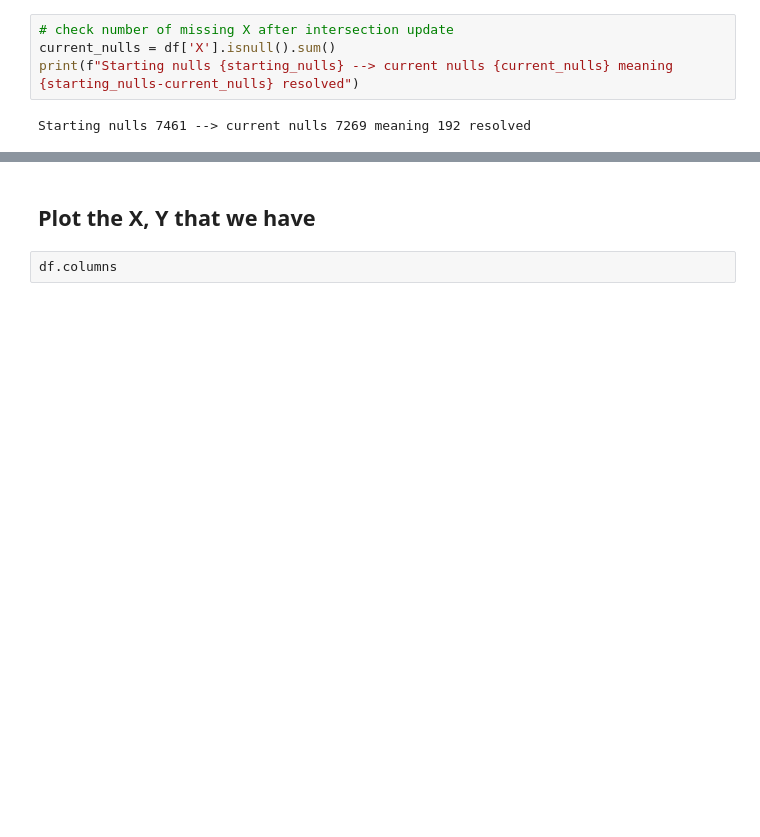
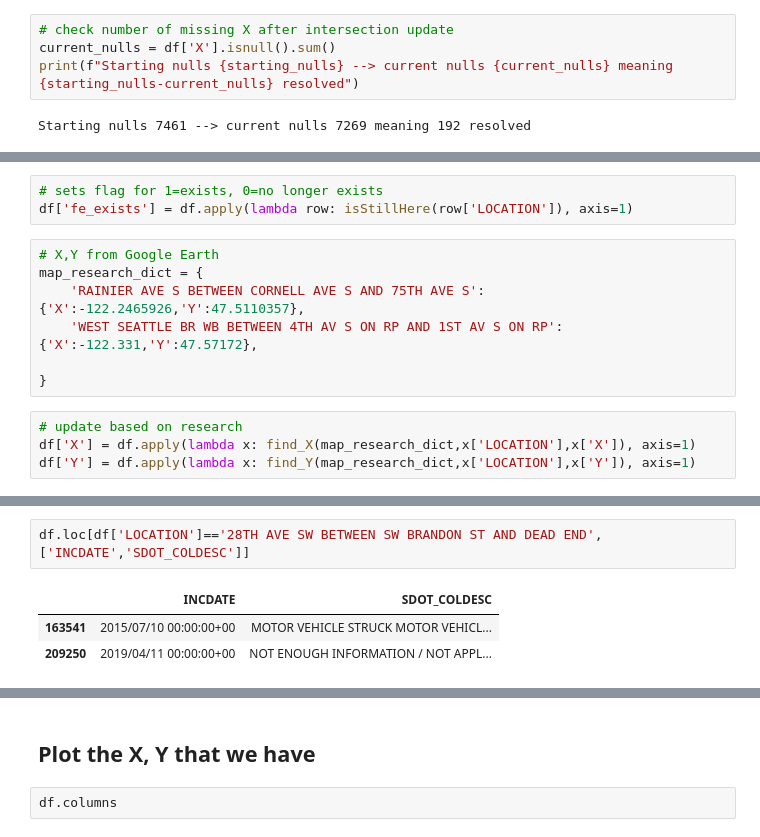
Before and after one commit to DataCircles/traffic_collisions_viz_team, a Jupyter notebook: notebooks/JS_EDA__X_Y_LOCATION.ipynb, the cells around one changed output, grey strips where cells are left out. Cells and saved outputs as stored; diff of their text form; blank space fills up the shorter version.

Commit message:
starting fe_exist flag, research X,Y

```diff
--- a/notebooks/JS_EDA__X_Y_LOCATION.ipynb
+++ b/notebooks/JS_EDA__X_Y_LOCATION.ipynb
@@ -183,0 +229,14 @@ missing_dict = {
+# %%
+# sets flag for 1=exists, 0=no longer exists
+df['fe_exists'] = df.apply(lambda row: isStillHere(row['LOCATION']), axis=1)
+# %%
+# X,Y from Google Earth
+map_research_dict = {
+    'RAINIER AVE S BETWEEN CORNELL AVE S AND 75TH AVE S':{'X':-122.2465926,'Y':47.5110357},
+    'WEST SEATTLE BR WB BETWEEN 4TH AV S ON RP AND 1ST AV S ON RP':{'X':-122.331,'Y':47.57172},
+
+}
+# %%
+# update based on research
+df['X'] = df.apply(lambda x: find_X(map_research_dict,x['LOCATION'],x['X']), axis=1)
+df['Y'] = df.apply(lambda x: find_Y(map_research_dict,x['LOCATION'],x['Y']), axis=1)
@@ -183,0 +275,6 @@ missing_dict = {
+# %%
+df.loc[df['LOCATION']=='28TH AVE SW BETWEEN SW BRANDON ST AND DEAD END',['INCDATE','SDOT_COLDESC']]
+# %% [output]
+|  | INCDATE | SDOT_COLDESC |
+| 163541 | 2015/07/10 00:00:00+00 | MOTOR VEHICLE STRUCK MOTOR VEHICL... |
+| 209250 | 2019/04/11 00:00:00+00 | NOT ENOUGH INFORMATION / NOT APPL... |
```
Also changed, not shown: parts of 29 cells of this notebook.
